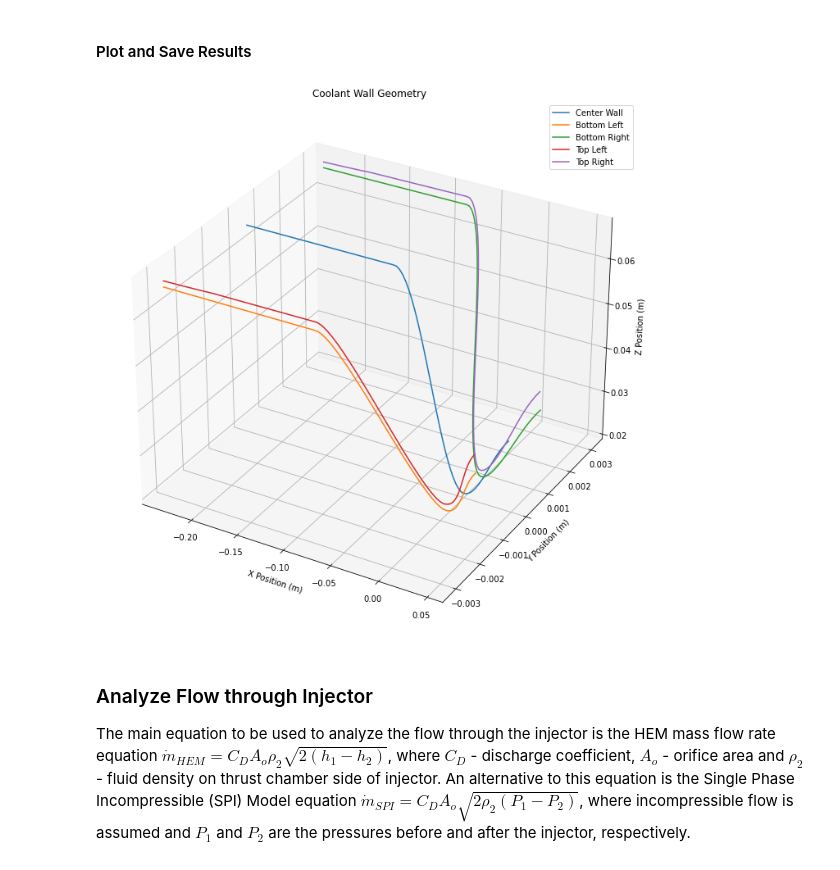
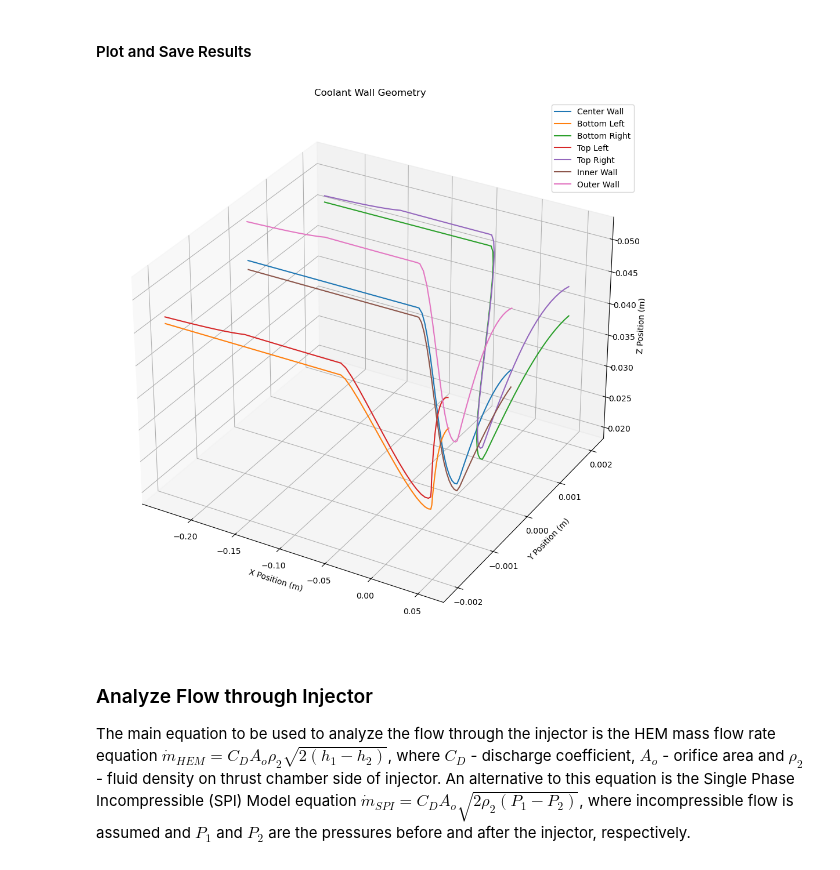
Before and after one commit to Project-Liquid/TheRocket, a Jupyter notebook: RegenSolver/hemsolver.ipynb, the cells around one changed output. Cells and saved outputs as stored; diff of their text form; code cells hidden in the pictures.

```diff
--- a/RegenSolver/hemsolver.ipynb
+++ b/RegenSolver/hemsolver.ipynb
@@ -1029,0 +1289,2 @@ for i, el in enumerate(x_n):
+# %%
+drdx_n = np.gradient(r_n, x_n) # calculate slope of chamber wall at nodes
@@ -1069,8 +1344,6 @@ for i, el in enumerate(nodes):
 Redefine x and r to be newest functions, but save critical point locations for further use as _x and _r
 # %%
 # redefine x and r to be newest interpolated values and not critical points
-_x = x
-_r = r
 x = x_n
 r = r_n
 th = np.array([variable_thickness(_x) for _x in x_n ]) # thickness of chamber wall [m]
@@ -2288,6 +2548,7 @@ radius = [node.r for node in nodesc]
 thick = [node.t_w for node in nodesc]
 height = [node.h for node in nodesc]
 slope = [node.drdx for node in nodesc]
+total_wall_thickness = 0.005 # [m] - total wall thickness of chamber
 # %% [markdown]
 #### Define Center Wall
 # %% [markdown]
@@ -2431,0 +2695,18 @@ Last height: 0.00425399566920407
+# %%
+# desired output for center wall
+# array the size of position
+Xin = np.array(position) - throat_pos # normal X coordinates with offset to match coordinate system in onshape
+Yin = np.zeros_like(position) # Y coordinates are all 0
+Zin = np.array(radius) # Z coordinates are the radius of the chamber
+
+# plot center wall and inner wall coordinates X vs Z
+fig, axs = plt.subplots(figsize = (12, 6))
+fig.set_facecolor('white')
+axs.plot(Xin, Zin, label="Innner Wall")
+axs.plot(Xcw, Zcw, label="Center Wall")
+axs.grid()
+axs.set_xlabel("X Position (m)")
+axs.set_ylabel("Z Position (m)")
+axs.set_title("Coolant Wall Centerline and Inner Wall Coordinates")
+axs.legend()
+plt.show()
@@ -2440,6 +2774,8 @@ ax.plot(Xbl, Ybl, Zbl, label="Bottom Left")
 ax.plot(Xbr, Ybr, Zbr, label="Bottom Right")
 ax.plot(Xtl, Ytl, Ztl, label="Top Left")
 ax.plot(Xtr, Ytr, Ztr, label="Top Right")
+ax.plot(Xin, Yin, Zin, label="Inner Wall")
+ax.plot(Xow, Yow, Zow, label="Outer Wall")
 ax.set_xlabel('X Position (m)')
 ax.set_ylabel('Y Position (m)')
 ax.set_zlabel('Z Position (m)')
@@ -2447,34 +2783,44 @@ ax.set_title('Coolant Wall Geometry')
 ax.legend()
 plt.show()
 
 # save results to csv - each column of every csv file is X, Y , Z
 
 # center wall
 df = pd.DataFrame({"KEY": ['A' for node in nodesc], 'X': Xcw, 'Y': Ycw, 'Z': Zcw})
 # save to csv wihtout header and index
 df.to_csv(onshapefolder + "CenterWall2.csv", header=False, index=False)
 
 # bottom left
 df = pd.DataFrame({"KEY": ['A' for node in nodesc], 'X': Xbl, 'Y': Ybl, 'Z': Zbl})
 # save to csv wihtout header and index
 df.to_csv(onshapefolder + "BottomLeftCorner2.csv", header=False, index=False)
 
 # bottom right
 df = pd.DataFrame({"KEY": ['A' for node in nodesc], 'X': Xbr, 'Y': Ybr, 'Z': Zbr})
 # save to csv wihtout header and index
 df.to_csv(onshapefolder + "BottomRightCorner2.csv", header=False, index=False)
 
 # top left
 df = pd.DataFrame({"KEY": ['A' for node in nodesc], 'X': Xtl, 'Y': Ytl, 'Z': Ztl})
 # save to csv wihtout header and index
 df.to_csv(onshapefolder + "TopLeftCorner2.csv", header=False, index=False)
 
 # top right
 df = pd.DataFrame({"KEY": ['A' for node in nodesc], 'X': Xtr, 'Y': Ytr, 'Z': Ztr})
 # save to csv wihtout header and index
 df.to_csv(onshapefolder + "TopRightCorner2.csv", header=False, index=False)
+
+# inner wall
+df = pd.DataFrame({"KEY": ['A' for node in nodesc], 'X': Xin, 'Y': Yin, 'Z': Zin})
+# save to csv wihtout header and index
+df.to_csv(onshapefolder + "InnerWall2.csv", header=False, index=False)
+
+# outer wall
+df = pd.DataFrame({"KEY": ['A' for node in nodesc], 'X': Xow, 'Y': Yow, 'Z': Zow})
+# save to csv wihtout header and index
+df.to_csv(onshapefolder + "OuterWall2.csv", header=False, index=False)
 # %% [output]
-[figure, old version]
+[figure, new version]
 # %% [markdown]
 ### Analyze Flow through Injector
 The main equation to be used to analyze the flow through the injector is the HEM mass flow rate equation $\dot{m}_{HEM} = C_D A_o \rho_2 \sqrt{2 (h_1-h_2)}$, where $C_D$ - discharge coefficient, $A_o$ - orifice area and $\rho_2$ - fluid density on thrust chamber side of injector. An alternative to this equation is the Single Phase Incompressible (SPI) Model equation $\dot{m}_{SPI} = C_D A_o  \sqrt{2 \rho_2 (P_1-P_2)}$, where incompressible flow is assumed and $P_1$ and $P_2$ are the pressures before and after the injector, respectively.
```
Also changed, not shown: parts of 92 cells of this notebook, 28 other files.
